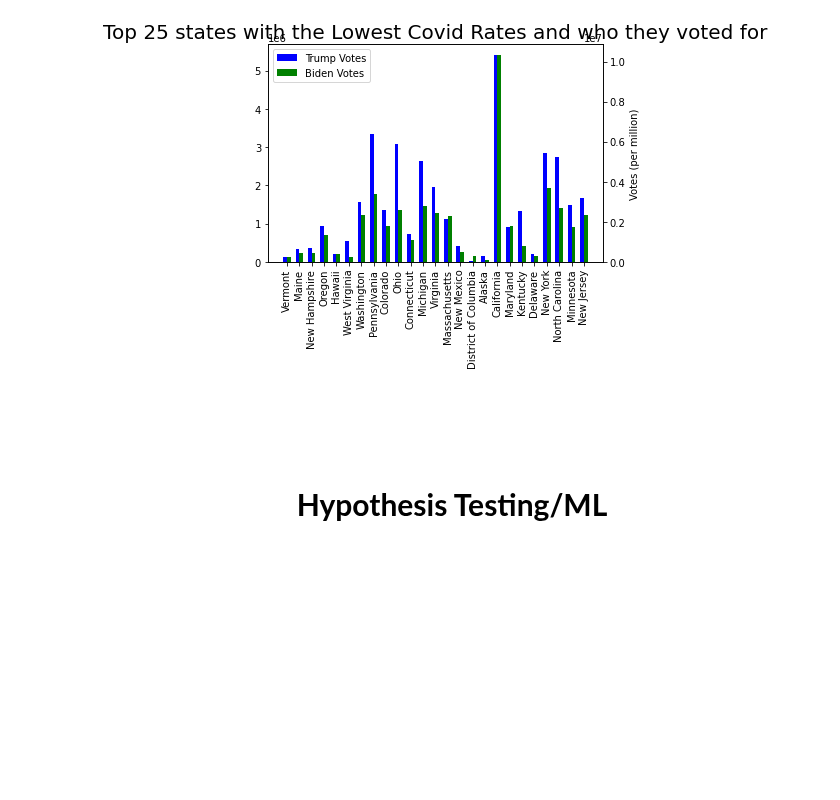
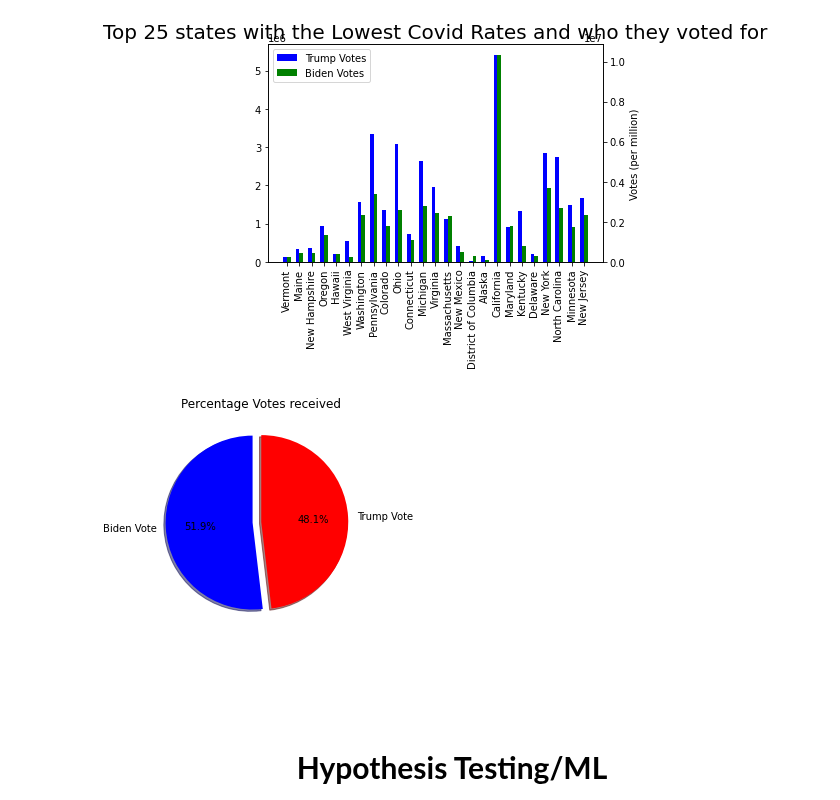
Before and after one commit to Nnaga1/COVID19-and-the-2020-election, a Jupyter notebook: final_tut.ipynb, the cells around one changed output. Cells and saved outputs as stored; diff of their text form; code cells hidden in the pictures; blank space fills up the shorter version.

```diff
--- a/final_tut.ipynb
+++ b/final_tut.ipynb
@@ -107,12 +107,16 @@ for i in range(50):
     states_holder[i] = states_holder[i].rename(columns = {'state' : 'State Abv'})
 
 electional = pd.concat(states_holder)
+
 del electional['state']
 
 final_data = pd.merge(electional, data, on = 'State Abv', how = 'left').dropna()
 final_data = final_data.rename(columns = {'total_votes20' : 'Total votes',
 'votes20_Donald_Trump' : 'Trump Votes', 'votes20_Joe_Biden' : 'Biden Votes'})
 
+election_nums = ['Trump Votes', 'Biden Votes','cases','deaths']
+final_data[election_nums] = final_data[election_nums].astype('int')
+
 final_data = final_data[['State','Region','Trump Votes','Biden Votes','cases','deaths','Total Ballots Counted (Estimate)', 'VEP Turnout Rate','Voting-Eligible Population (VEP)', 'Voting-Age Population (VAP)','% Citizen','% Non-citizen']]
 
 final_data['Covid Cases to Population Ratio'] = (final_data['cases'] / final_data['Voting-Age Population (VAP)']) * 100
@@ -221,6 +224,19 @@ plt.title('Top 25 states with the Lowest Covid Rates and who they voted for', fo
 plt.show()
 # %% [output]
 [figure]
+# %%
+#result
+biden_total = final_data['Biden Votes'].sum()
+trump_total = final_data['Trump Votes'].sum()
+total = biden_total + trump_total
+slices = [biden_total,trump_total]
+acts = ['Biden Vote','Trump Vote']
+cols = ['b','r']
+plt.pie(slices,labels=acts,colors=cols,startangle=90,shadow=True,autopct='%1.1f%%',explode=(0.1,0))
+plt.title('Percentage Votes received')
+plt.show()
+# %% [output]
+[figure, added]
 # %% [markdown]
 <br><br><br><br>
 <center><div style="font-size: 30px"> <b>Hypothesis Testing/ML</b> </center>
```
Also changed, not shown: parts of 3 cells of this notebook.
